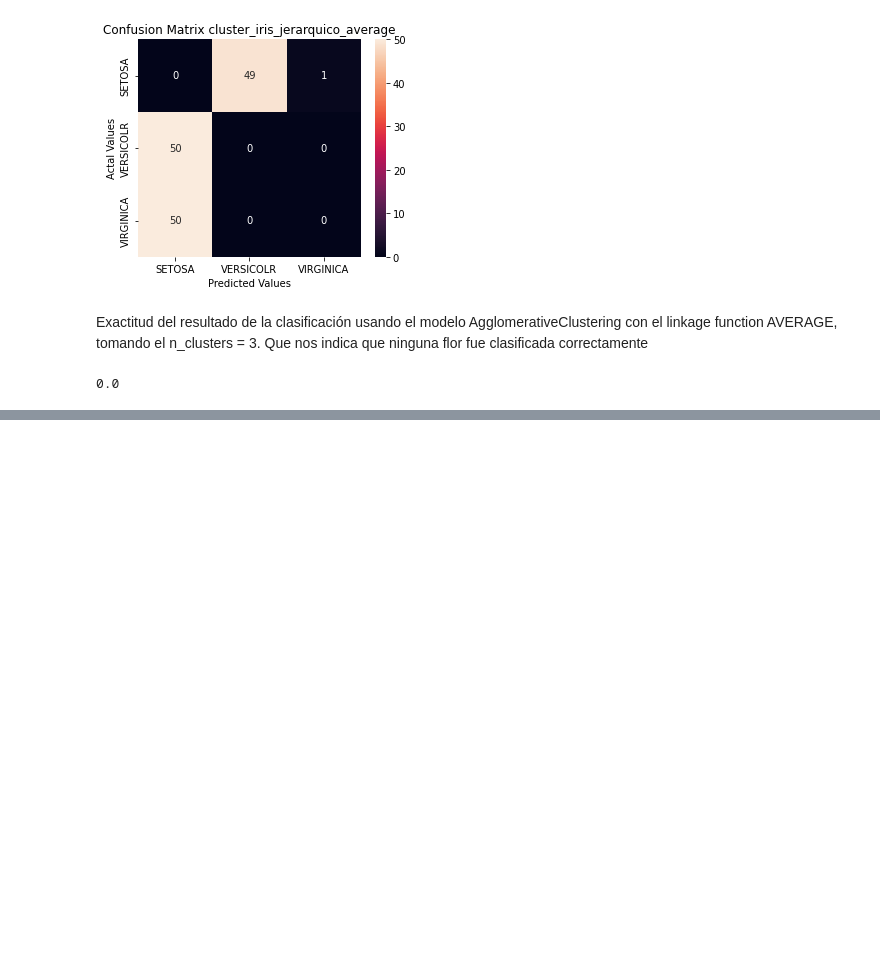
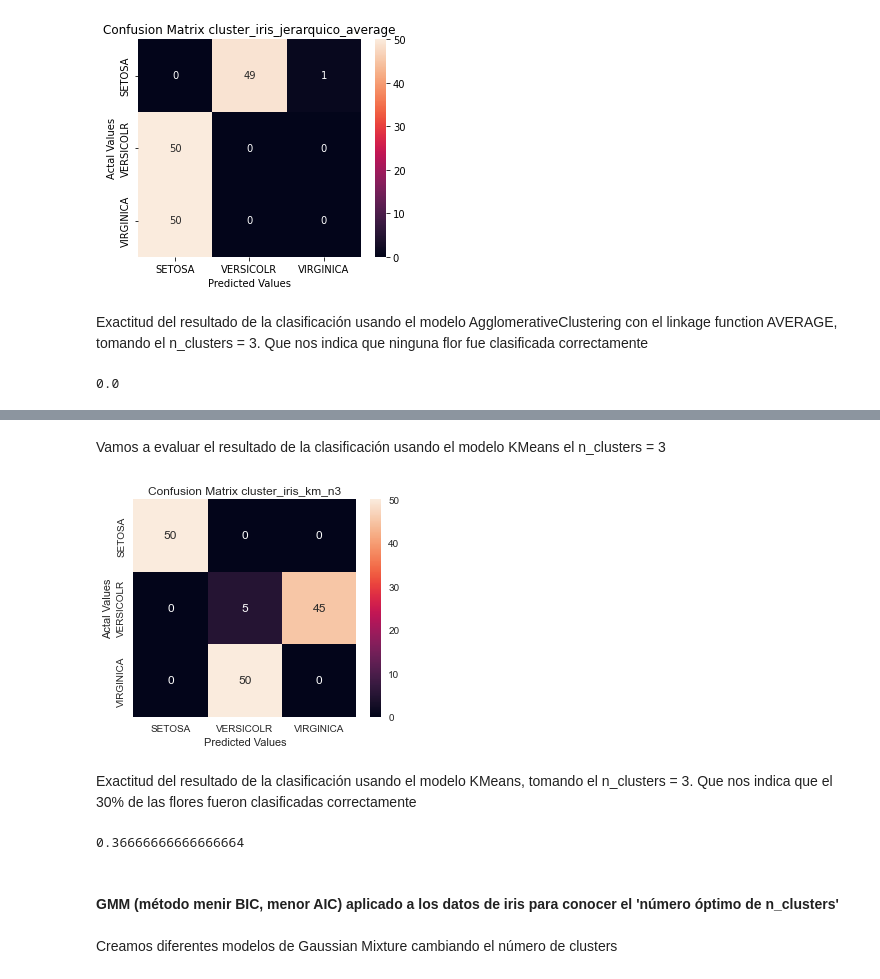
Before and after one commit to Sergio-Ibarra-1795/Diplomado_UNAM_DC_Full_gitHub, a Jupyter notebook: Modulo7_Aprendizaje_NO_supervisado/Modulo7_Practica1.ipynb, the cells around one changed output, grey strips where cells are left out. Cells and saved outputs as stored; diff of their text form; code cells hidden in the pictures; blank space fills up the shorter version.

```diff
--- a/Modulo7_Aprendizaje_NO_supervisado/Modulo7_Practica1.ipynb
+++ b/Modulo7_Aprendizaje_NO_supervisado/Modulo7_Practica1.ipynb
@@ -271,0 +401,12 @@ accuracy_score(y_iris,cluster_iris_jerarquico_average_result)
+# %%
+from sklearn.cluster import KMeans
+
+## Creamos el objeto km
+km = KMeans(n_clusters=3)
+
+## Se entrena o ajusta el modelo
+km_iris_n3 = km.fit(frame_iris_jerarquico_scaled)
+## Se guardan las etiquetas de las clases
+km_iris_n3_result = km_iris_n3.predict(frame_iris_jerarquico_scaled)
+
+km_iris_n3_result
@@ -271,0 +421,33 @@ accuracy_score(y_iris,cluster_iris_jerarquico_average_result)
+# %% [markdown]
+Vamos a evaluar el resultado de la clasificación usando el modelo KMeans el n_clusters = 3
+# %%
+from sklearn.metrics import confusion_matrix
+
+confusion_matrix_cluster_iris_km_n3 = confusion_matrix(y_iris,km_iris_n3_result )
+
+# Creating a dataframe for a array-formatted Confusion matrix,so it will be easy for plotting.
+cm_iris_km_n3 = pd.DataFrame(confusion_matrix_cluster_iris_km_n3,
+                     index = ['SETOSA','VERSICOLR','VIRGINICA'],
+                     columns = ['SETOSA','VERSICOLR','VIRGINICA'])
+
+
+#Plotting the confusion matrix
+plt.figure(figsize=(5,4))
+sns.heatmap(cm_iris_km_n3, annot=True)
+plt.title('Confusion Matrix cluster_iris_km_n3')
+plt.ylabel('Actal Values')
+plt.xlabel('Predicted Values')
+plt.show()
+# %% [output]
+[figure, added]
+# %% [markdown]
+Exactitud del resultado de la clasificación usando el modelo KMeans, tomando el n_clusters = 3. Que nos indica que  el 30% de las flores fueron clasificadas correctamente
+# %%
+from sklearn.metrics import accuracy_score
+accuracy_score(y_iris,km_iris_n3_result)
+# %% [output]
+0.36666666666666664
+# %% [markdown]
+#### GMM (método menir BIC, menor AIC) aplicado a los datos de iris para conocer el 'número óptimo de n_clusters'
+# %% [markdown]
+Creamos diferentes modelos de Gaussian Mixture cambiando el número de clusters
```
Also changed, not shown: parts of 32 cells of this notebook, 1 other file.
